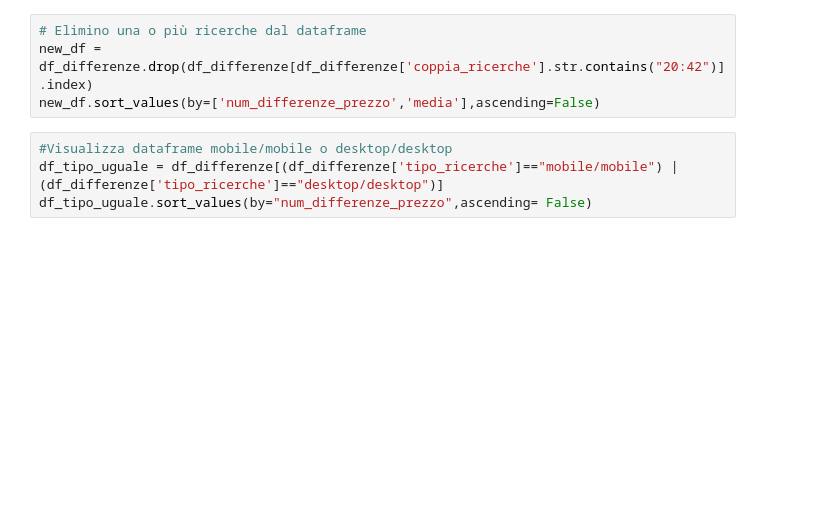
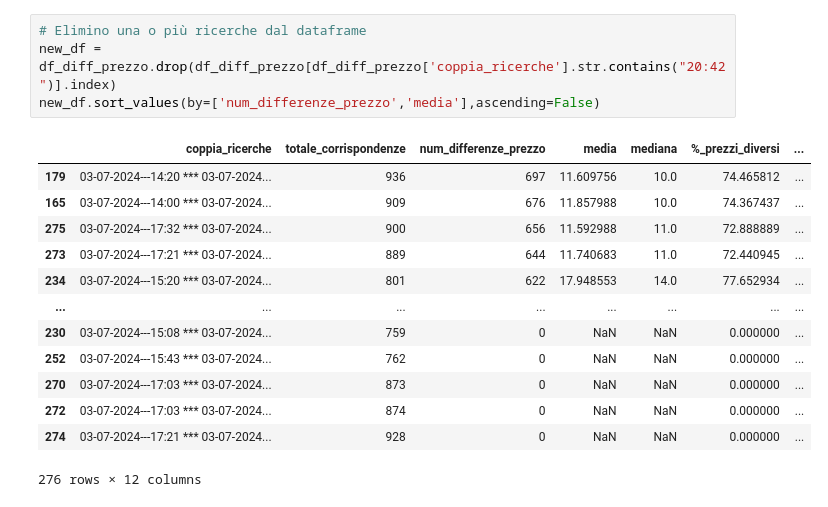
Before and after one commit to lemtiel93/booking-webscraping-thesis, a Jupyter notebook: booking_data_compare.ipynb, the cells around one changed output. Saved outputs shown, nothing was run; the diff lists cells and outputs as text; blank space fills up the shorter version.

```diff
--- a/booking_data_compare.ipynb
+++ b/booking_data_compare.ipynb
@@ -66,11 +375,21 @@ orari
 # %%
 # Elimino una o più ricerche dal dataframe
-new_df = df_differenze.drop(df_differenze[df_differenze['coppia_ricerche'].str.contains("20:42")].index)
+new_df = df_diff_prezzo.drop(df_diff_prezzo[df_diff_prezzo['coppia_ricerche'].str.contains("20:42")].index)
 new_df.sort_values(by=['num_differenze_prezzo','media'],ascending=False)
+# %% [output]
+|  | coppia_ricerche | totale_corrispondenze | num_differenze_prezzo | media | mediana | %_prezzi_diversi | ... |
+| 179 | 03-07-2024---14:20 *** 03-07-2024... | 936 | 697 | 11.609756 | 10.0 | 74.465812 | ... |
+| 165 | 03-07-2024---14:00 *** 03-07-2024... | 909 | 676 | 11.857988 | 10.0 | 74.367437 | ... |
+| 275 | 03-07-2024---17:32 *** 03-07-2024... | 900 | 656 | 11.592988 | 11.0 | 72.888889 | ... |
+| 273 | 03-07-2024---17:21 *** 03-07-2024... | 889 | 644 | 11.740683 | 11.0 | 72.440945 | ... |
+| 234 | 03-07-2024---15:20 *** 03-07-2024... | 801 | 622 | 17.948553 | 14.0 | 77.652934 | ... |
+| ... | ... | ... | ... | ... | ... | ... | ... |
+| 230 | 03-07-2024---15:08 *** 03-07-2024... | 759 | 0 | NaN | NaN | 0.000000 | ... |
+| 252 | 03-07-2024---15:43 *** 03-07-2024... | 762 | 0 | NaN | NaN | 0.000000 | ... |
+| 270 | 03-07-2024---17:03 *** 03-07-2024... | 873 | 0 | NaN | NaN | 0.000000 | ... |
+| 272 | 03-07-2024---17:03 *** 03-07-2024... | 874 | 0 | NaN | NaN | 0.000000 | ... |
+| 274 | 03-07-2024---17:21 *** 03-07-2024... | 928 | 0 | NaN | NaN | 0.000000 | ... |
+276 rows × 12 columns
-# %%
-#Visualizza dataframe mobile/mobile o desktop/desktop
-df_tipo_uguale = df_differenze[(df_differenze['tipo_ricerche']=="mobile/mobile") | (df_differenze['tipo_ricerche']=="desktop/desktop")]
-df_tipo_uguale.sort_values(by="num_differenze_prezzo",ascending= False)
 # %%
 # Visualizza il numero di ricerche mobile e desktop
 mobile = 0
```
Also changed, not shown: parts of 20 cells of this notebook, 8 other files.
